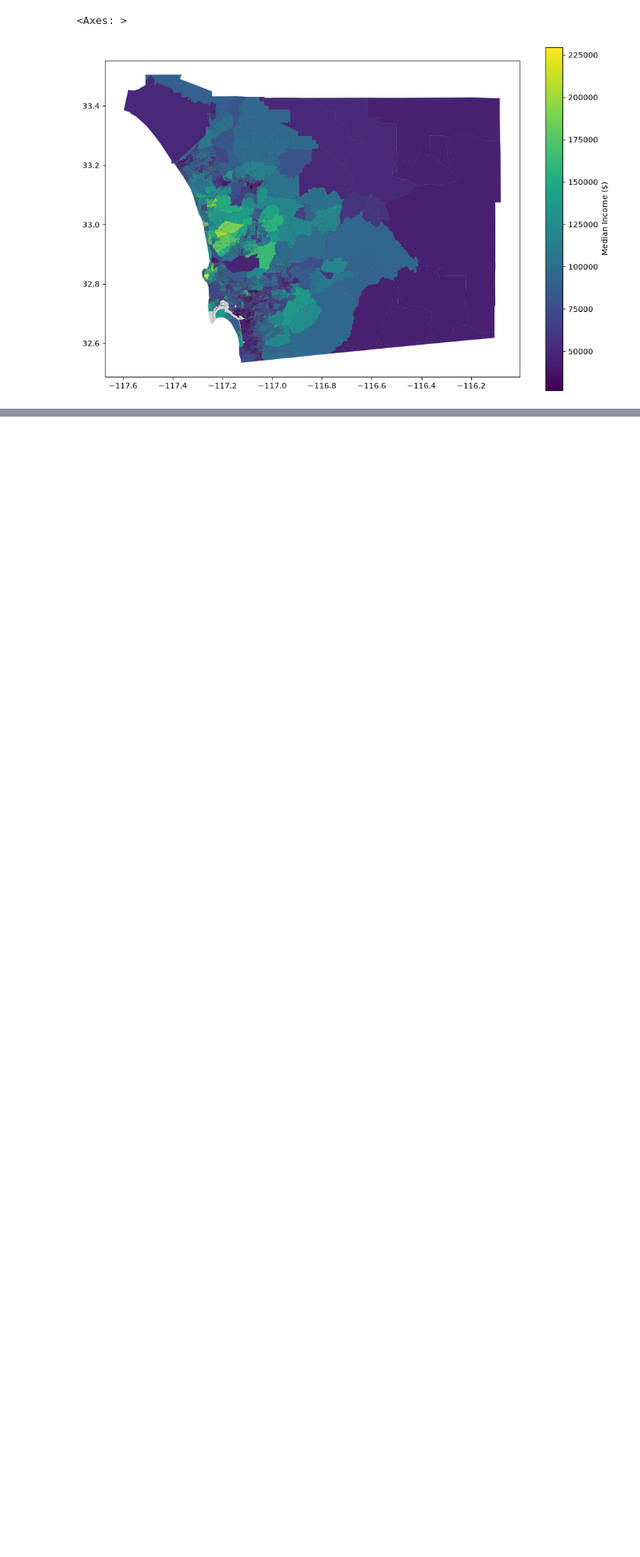
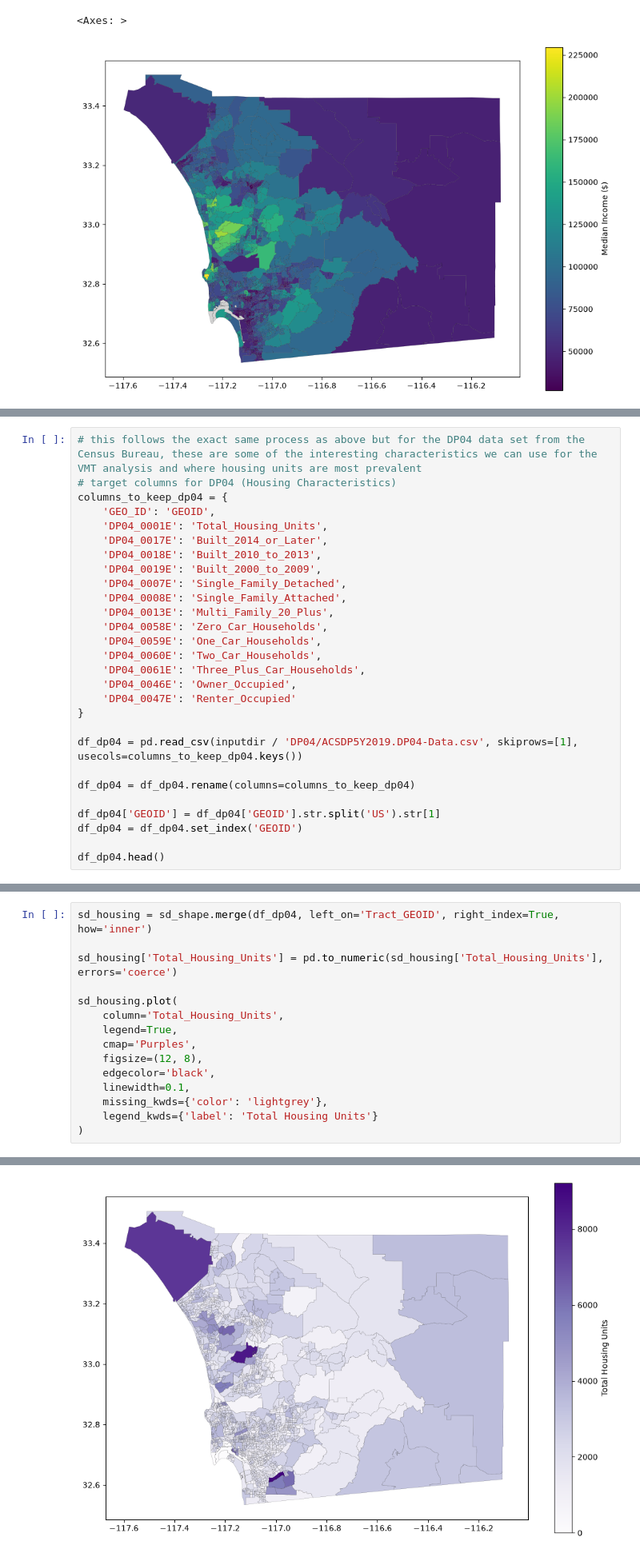
Before and after one commit to symptom-of-indigo/esm-grad-portfolio, a Jupyter notebook: sanDiego.ipynb, the cells around one changed output, grey strips where cells are left out. Shown at 80% size. Drawn from its saved outputs; the diff is of its cells as text; blank space fills up the shorter version.

Commit message:
added DP04 housing data for San Diego

```diff
--- a/sanDiego.ipynb
+++ b/sanDiego.ipynb
@@ -474,0 +477,28 @@ sd_demographics.plot(
+# %%
+# this follows the exact same process as above but for the DP04 data set from the Census Bureau, these are some of the interesting characteristics we can use for the VMT analysis and where housing units are most prevalent
+# target columns for DP04 (Housing Characteristics)
+columns_to_keep_dp04 = {
+    'GEO_ID': 'GEOID',
+    'DP04_0001E': 'Total_Housing_Units',
+    'DP04_0017E': 'Built_2014_or_Later',
+    'DP04_0018E': 'Built_2010_to_2013',
+    'DP04_0019E': 'Built_2000_to_2009',
+    'DP04_0007E': 'Single_Family_Detached',
+    'DP04_0008E': 'Single_Family_Attached',
+    'DP04_0013E': 'Multi_Family_20_Plus',
+    'DP04_0058E': 'Zero_Car_Households',
+    'DP04_0059E': 'One_Car_Households',
+    'DP04_0060E': 'Two_Car_Households',
+    'DP04_0061E': 'Three_Plus_Car_Households',
+    'DP04_0046E': 'Owner_Occupied',
+    'DP04_0047E': 'Renter_Occupied'
+}
+
+df_dp04 = pd.read_csv(inputdir / 'DP04/ACSDP5Y2019.DP04-Data.csv', skiprows=[1], usecols=columns_to_keep_dp04.keys())
+
+df_dp04 = df_dp04.rename(columns=columns_to_keep_dp04)
+
+df_dp04['GEOID'] = df_dp04['GEOID'].str.split('US').str[1]
+df_dp04 = df_dp04.set_index('GEOID')
+
+df_dp04.head()
@@ -474,0 +513,16 @@ sd_demographics.plot(
+# %%
+sd_housing = sd_shape.merge(df_dp04, left_on='Tract_GEOID', right_index=True, how='inner')
+
+sd_housing['Total_Housing_Units'] = pd.to_numeric(sd_housing['Total_Housing_Units'], errors='coerce')
+
+sd_housing.plot(
+    column='Total_Housing_Units',
+    legend=True,
+    cmap='Purples',
+    figsize=(12, 8),
+    edgecolor='black',
+    linewidth=0.1,
+    missing_kwds={'color': 'lightgrey'},
+    legend_kwds={'label': 'Total Housing Units'}
+)
+# %% [output]
@@ -474,0 +530 @@ sd_demographics.plot(
+[figure, added]
```
Also changed, not shown: parts of 6 cells of this notebook.
